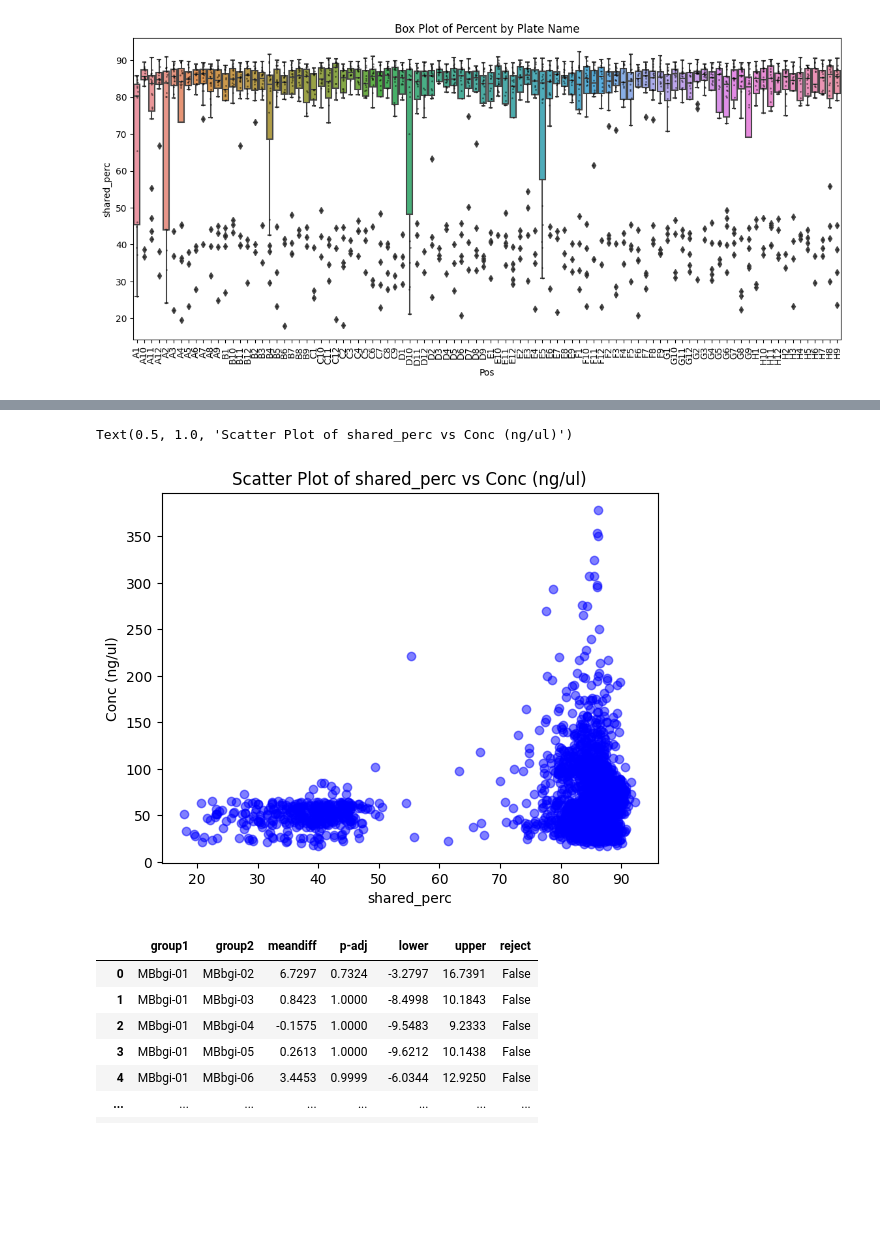
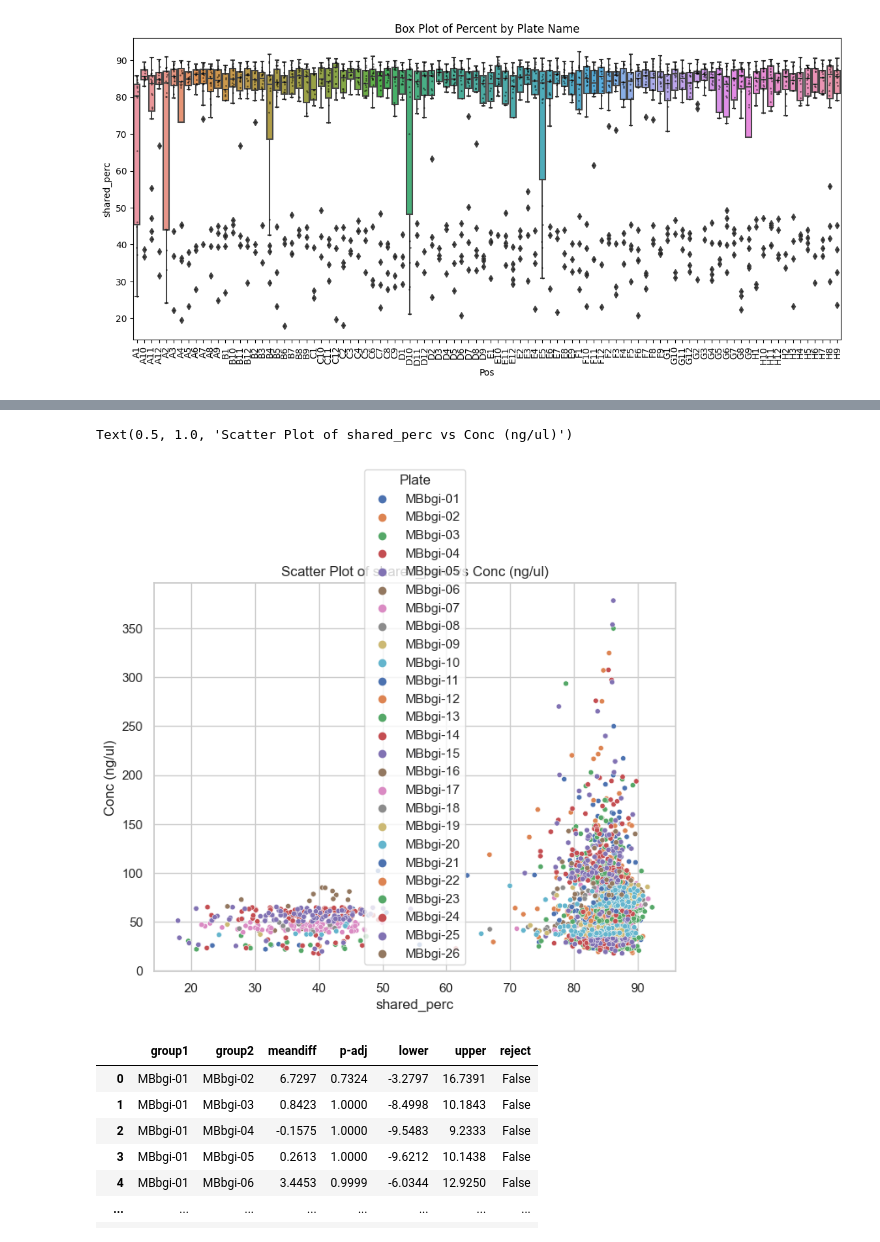
Before and after one commit to Chartiza/2024_Illumina_vs_BGI, a Jupyter notebook: Ugly_samples_mystery/Kraken2_Batch_check.ipynb, the cells around one changed output, grey strips where cells are left out. Drawn from its saved outputs; the diff is of its cells as text; code cells hidden in the pictures; blank space fills up the shorter version.

```diff
--- a/Ugly_samples_mystery/Kraken2_Batch_check.ipynb
+++ b/Ugly_samples_mystery/Kraken2_Batch_check.ipynb
@@ -20,0 +65,16 @@ mrg.tail(2)
+# %%
+mrg['conc_type'] = np.where(mrg['Plate'].isin(['MBbgi-07', 'MBbgi-14', 'MBbgi-15']), 'bad', 'good')
+# %%
+sns.set(style="whitegrid")
+plt.figure(figsize=(12, 6))
+sns.scatterplot(data=mrg, x=mrg.index, y="Conc (ng/ul)", hue="Plate", palette="deep", s=20)
+
+plt.xlabel('Sample, ordered by plate and position on plate')
+#plt.xticks('')
+plt.title('Conc (ng/ul) \n')
+# 2 columns legend
+plt.legend(title='Plate', loc='upper right', bbox_to_anchor=(1.2, 1))
+plt.grid(axis='x')
+plt.vlines(plate_counts['cumulative'], 0, 400, colors='grey', linestyles='dashed', linewidth=0.5)
+
+plt.savefig('results/Conc_Plates.png', dpi=300, bbox_inches='tight')
@@ -61,3 +130,8 @@ plt.title('Box Plot of Percent by Plate Name')
 plt.show()
 # %% [output]
 [figure]
+# %%
+mrg
+# add new column with 'bad' for Plate MBbgi-07, MBbgi-14, MBbgi-15 and 'good' for the rest
+mrg['plate_type'] = np.where(mrg['Plate'].isin(['MBbgi-07', 'MBbgi-14', 'MBbgi-15']), 'bad', 'good')
+mrg
@@ -64,11 +152,14 @@ plt.show()
 # %%
-plt.scatter(mrg['shared_perc'], mrg['Conc (ng/ul)'], alpha=0.5, color='blue')
+plt.figure(figsize=(8, 6))
+
+#plt.scatter(mrg['shared_perc'], mrg['Conc (ng/ul)'], alpha=0.3, color='brown')
+sns.scatterplot(data=mrg, x='shared_perc', y='Conc (ng/ul)', hue='Plate', palette='deep', s=20)
 plt.xlabel('shared_perc')
 plt.ylabel('Conc (ng/ul)')
 plt.title('Scatter Plot of shared_perc vs Conc (ng/ul)')
 # %% [output]
 Text(0.5, 1.0, 'Scatter Plot of shared_perc vs Conc (ng/ul)')
-[figure, old version]
+[figure, new version]
 # %%
 # Post-Hoc Test (Tukey's HSD)
 posthoc = pairwise_tukeyhsd(mrg['shared_perc'], mrg['Plate'], alpha=0.05)
```
Also changed, not shown: parts of 6 cells of this notebook, 1 other file.
